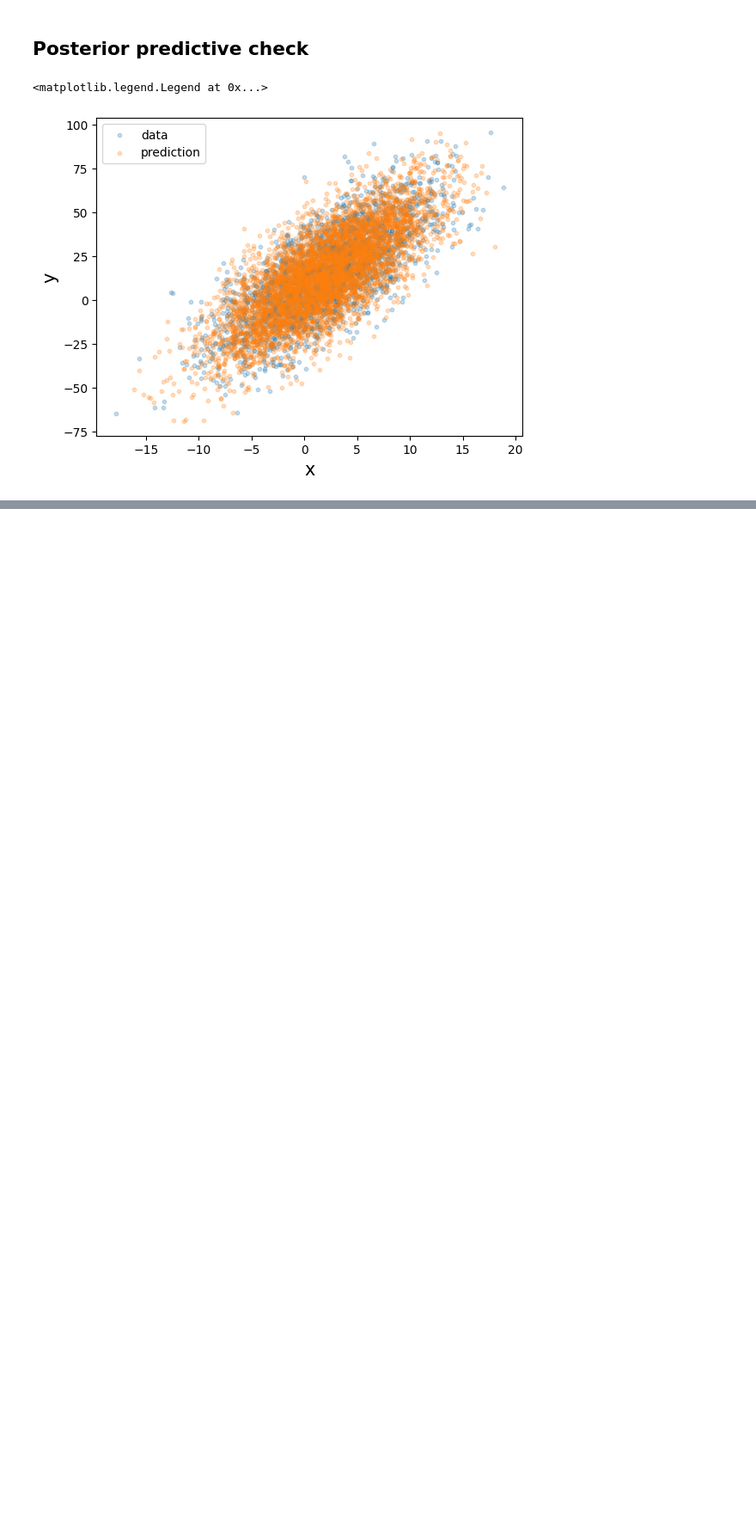
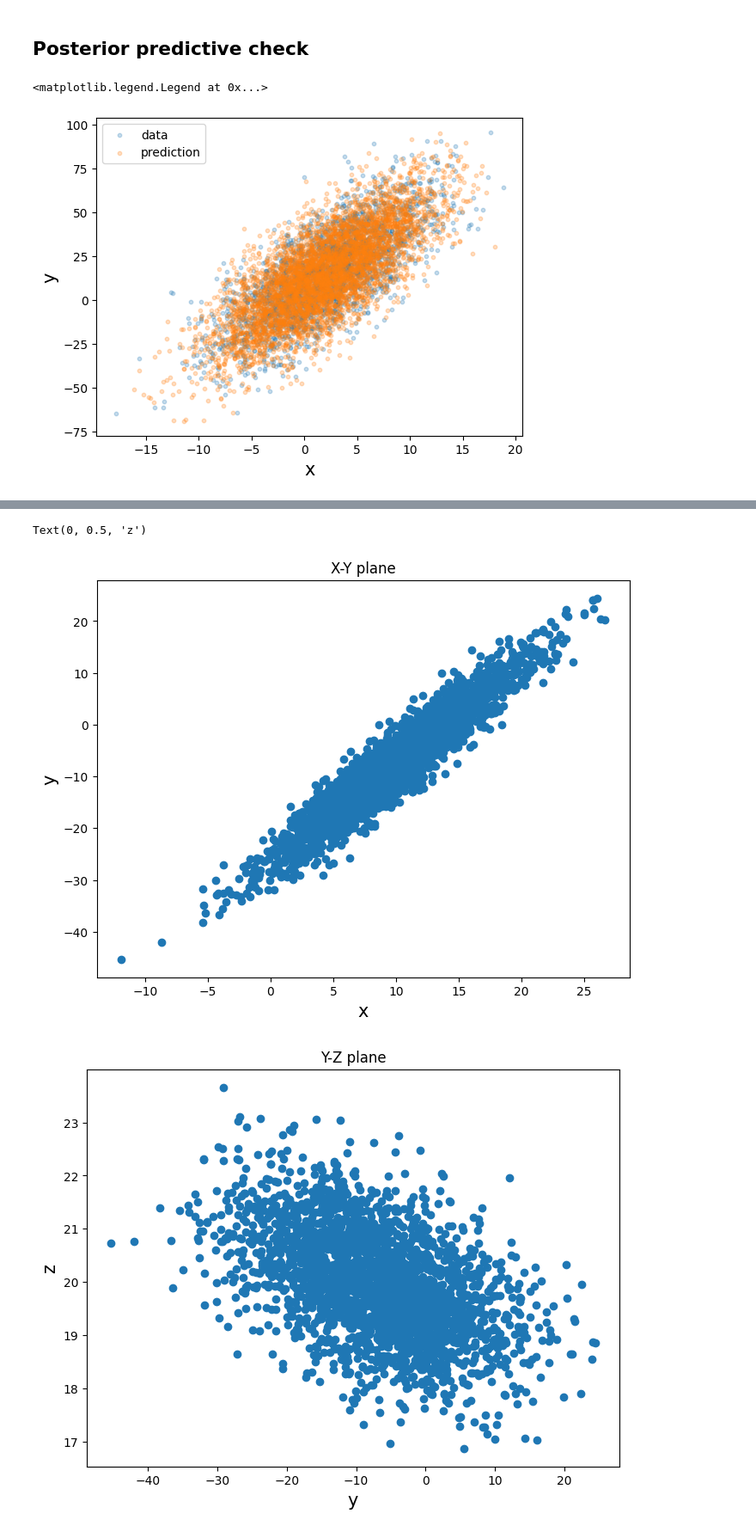
Before and after one commit to mrafifrbbn/numpyro-tutorial, a Jupyter notebook: notebooks/gaussian.ipynb, the cells around one changed output, grey strips where cells are left out. Shown at 86% size. Saved outputs shown, nothing was run; the diff lists cells and outputs as text; code cells hidden in the pictures; blank space fills up the shorter version.

```diff
--- a/notebooks/gaussian.ipynb
+++ b/notebooks/gaussian.ipynb
@@ -303,0 +596,62 @@ plt.legend()
+# %%
+np.random.seed(42)
+
+# Generate data
+mean_x = 10.0
+mean_y = -7.5
+mean_z = 20.0
+sigma_x = 5.0
+sigma_y = 10.0
+sigma_z = 1.0
+rho_xy = 0.95
+rho_yz = -0.5
+rho_xz = -0.25
+true_params = [mean_x, mean_y, mean_z, sigma_x, sigma_y, sigma_z, rho_xy, rho_yz, rho_xz]
+
+mean_vec = np.array([mean_x, mean_y, mean_z])
+cov_xy = rho_xy * sigma_x * sigma_y
+cov_yz = rho_yz * sigma_y * sigma_z
+cov_xz = rho_xz * sigma_x * sigma_z
+cov_matrix = np.array([
+    [sigma_x**2, cov_xy, cov_xz],
+    [cov_xy, sigma_y**2, cov_yz],
+    [cov_xz, cov_yz, sigma_z**2],
+])
+
+data = np.random.multivariate_normal(mean=mean_vec, cov=cov_matrix, size=2500)
+x_data, y_data, z_data = data.T
+
+# Analytical values
+N = len(x_data)
+mu_x_analytical = np.mean(x_data)
+mu_y_analytical = np.mean(y_data)
+mu_z_analytical = np.mean(z_data)
+sigma_x_analytical = np.std(x_data)
+sigma_y_analytical = np.std(y_data)
+sigma_z_analytical = np.std(z_data)
+rho_xy_analytical = (N * np.sum(x_data * y_data) - np.sum(x_data) * np.sum(y_data)) / np.sqrt((N * np.sum(x_data**2) - np.sum(x_data)**2) * (N * np.sum(y_data**2) - np.sum(y_data)**2))
+rho_yz_analytical = (N * np.sum(y_data * z_data) - np.sum(y_data) * np.sum(z_data)) / np.sqrt((N * np.sum(y_data**2) - np.sum(y_data)**2) * (N * np.sum(z_data**2) - np.sum(z_data)**2))
+rho_xz_analytical = (N * np.sum(x_data * z_data) - np.sum(x_data) * np.sum(z_data)) / np.sqrt((N * np.sum(x_data**2) - np.sum(x_data)**2) * (N * np.sum(z_data**2) - np.sum(z_data)**2))
+pred_params = [mu_x_analytical, mu_y_analytical, mu_z_analytical, sigma_x_analytical, sigma_y_analytical, sigma_z_analytical, rho_xy_analytical, rho_yz_analytical, rho_xz_analytical]
+
+plt.figure(figsize=(8, 6))
+plt.title('X-Y plane')
+plt.scatter(x_data, y_data)
+plt.xlabel('x', fontsize=15)
+plt.ylabel('y', fontsize=15)
+
+plt.figure(figsize=(8, 6))
+plt.title('Y-Z plane')
+plt.scatter(y_data, z_data)
+plt.xlabel('y', fontsize=15)
+plt.ylabel('z', fontsize=15)
+
+plt.figure(figsize=(8, 6))
+plt.title('X-Z plane')
+plt.scatter(x_data, z_data)
+plt.xlabel('x', fontsize=15)
+plt.ylabel('z', fontsize=15)
+# %% [output]
+Text(0, 0.5, 'z')
+[figure, added]
+[figure, added]
```
Also changed, not shown: parts of 24 cells of this notebook, 7 other files.
